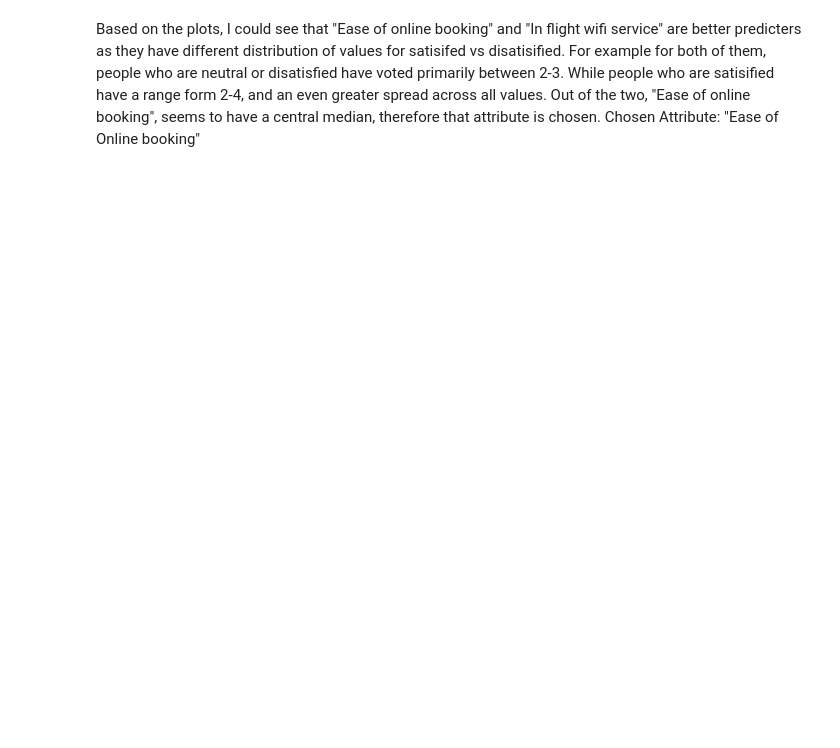
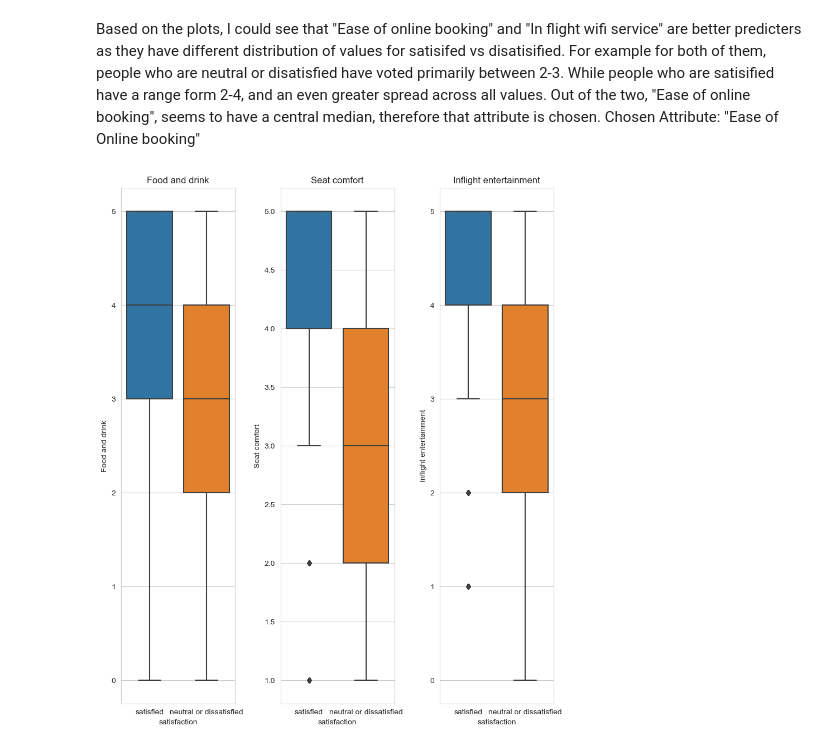
Before and after one commit to kunthshah21/Classification-ML-Prediction-for-Airline-Satsifaction, a Jupyter notebook: prediction_1.ipynb, the cells around one changed output. Cells and saved outputs as stored; diff of their text form; code cells hidden in the pictures; blank space fills up the shorter version.

```diff
--- a/prediction_1.ipynb
+++ b/prediction_1.ipynb
@@ -369,2 +371,18 @@ plt.show()
 # %% [markdown]
 Based on the plots, I could see that "Ease of online booking" and "In flight wifi service" are better predicters as they have different distribution of values for satisifed vs disatisified. For example for both of them, people who are neutral or disatisfied have voted primarily between 2-3. While people who are satisified have a range form 2-4, and an even greater spread across all values. Out of the two, "Ease of online booking", seems to have a central median, therefore that attribute is chosen. Chosen Attribute: "Ease of Online booking"
+# %%
+fig, axes = plt.subplots(nrows=1, ncols=3, figsize=(10, 12))
+plt.subplots_adjust(hspace=0.4, wspace=0.4)
+
+sns.boxplot(x='satisfaction', y='Food and drink', data=airline_data, ax=axes[0])
+axes[0].set_title('Food and drink')
+
+sns.boxplot(x='satisfaction', y='Seat comfort', data=airline_data, ax=axes[1])
+axes[1].set_title('Seat comfort')
+
+sns.boxplot(x='satisfaction', y='Inflight entertainment', data=airline_data, ax=axes[2])
+axes[2].set_title('Inflight entertainment')
+
+plt.show()
+# %% [output]
+[figure, added]
```
Also changed, not shown: parts of 26 cells of this notebook.
